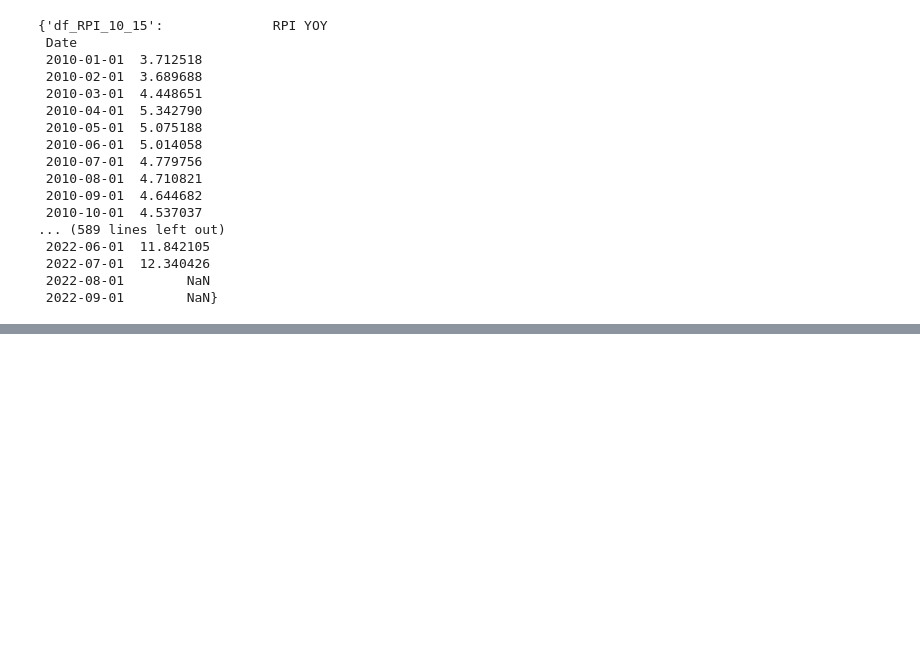
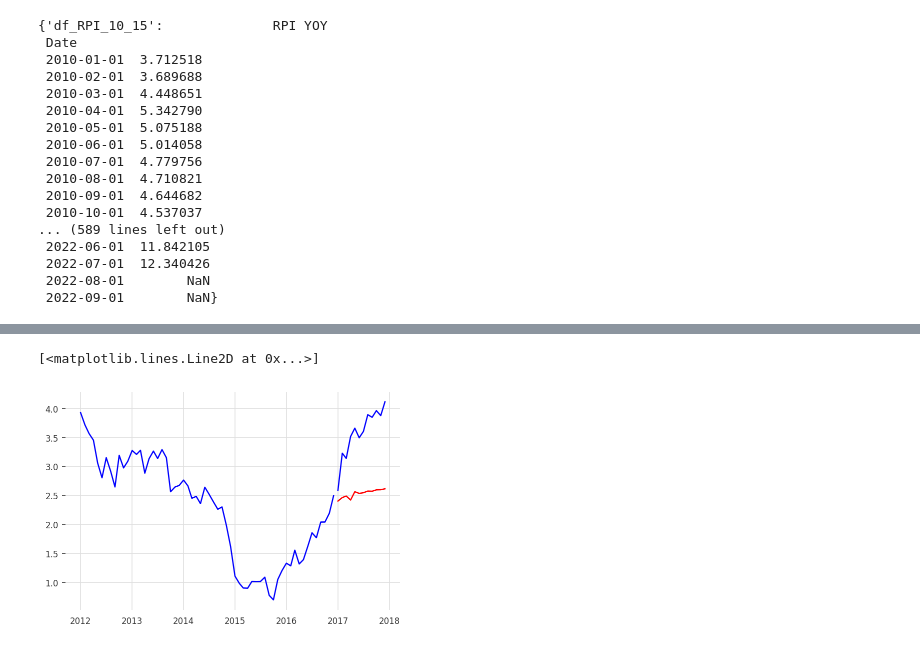
Before and after one commit to AltInt/Inflation_prediction, a Jupyter notebook: notebooks/arimaYOYNathan.ipynb, the cells around one changed output, grey strips where cells are left out. Drawn from its saved outputs; the diff is of its cells as text; code cells hidden in the pictures; blank space fills up the shorter version.

```diff
--- a/notebooks/arimaYOYNathan.ipynb
+++ b/notebooks/arimaYOYNathan.ipynb
@@ -283,0 +285,5 @@ mape
+# %%
+arr4 = np.array(dataframes4['df_HPI_YOY17_18'])
+# %%
+arratst = np.array([arr3,arr4]).reshape(12,2)
+arratst
@@ -283,0 +303,12 @@ mape
+# %%
+model=sm.tsa.arima.ARIMA(dataframes2['df_RPI_YOY12_17'],exog=exog,order=(2, 0, 1))
+results=model.fit()
+# %%
+abc = results.predict(start=60,end=71,dynamic=True, exog=arratst)
+# %%
+plt.plot(abc, 'r')
+plt.plot(dataframes2['df_RPI_YOY17_18'], 'b')
+plt.plot(dataframes2['df_RPI_YOY12_17'], 'b')
+# %% [output]
+[<matplotlib.lines.Line2D at 0x...>]
+[figure, added]
```
Also changed, not shown: parts of 144 cells of this notebook.
